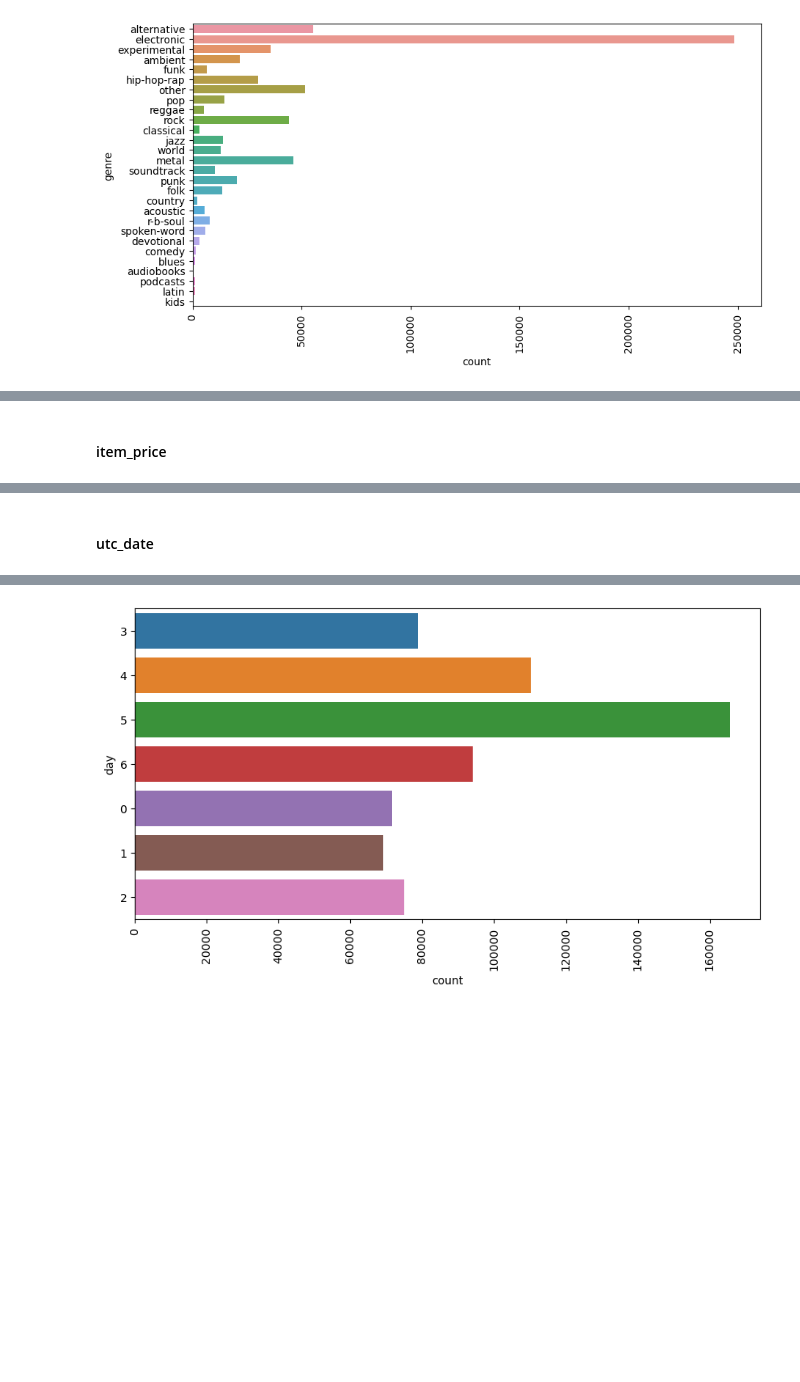
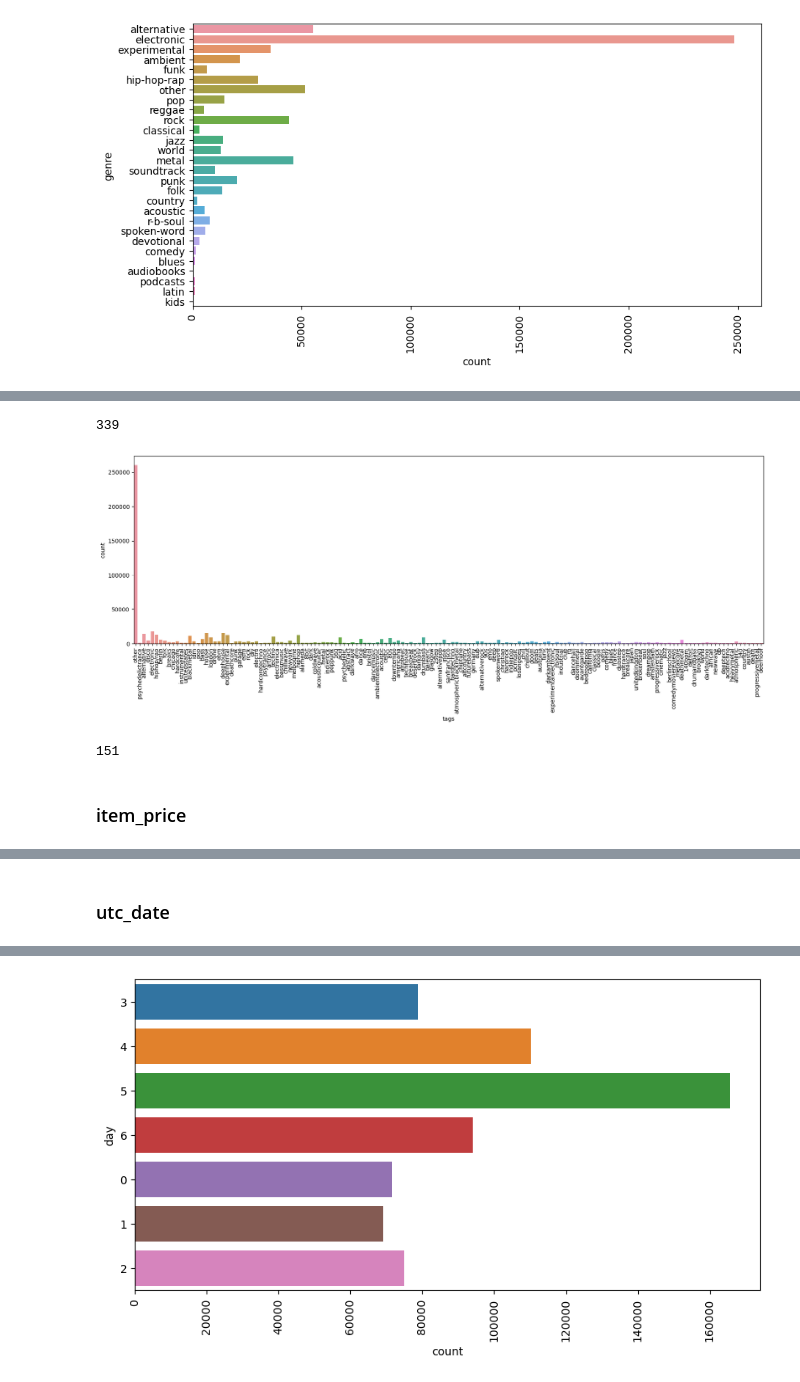
Before and after one commit to Maevezw/Master-Thesis, a Jupyter notebook: Data cleaning and preprocessing.ipynb, the cells around one changed output, grey strips where cells are left out. Saved outputs shown, nothing was run; the diff lists cells and outputs as text; code cells hidden in the pictures; blank space fills up the shorter version.

```diff
--- a/Data cleaning and preprocessing.ipynb
+++ b/Data cleaning and preprocessing.ipynb
@@ -231,3 +231,8 @@ plt.savefig('genre_count.png')
+# %%
+#number of missing values in keywords
+df['keywords'].isna().sum()
+# %% [output]
+339
 # %%
 keywords = df['keywords']
 keyword_lst = []
@@ -273,8 +278,19 @@ modify_tags(keyword_lst, tags_list)
 # %%
 df['tags'] = top_tags
 df = df.drop(['keywords', 'keyword_lst'], axis = 1)
+# %%
+plt.figure(figsize=(20,6))
+
+ax = sns.countplot(x = df['tags'])
+ax.tick_params(axis='x', rotation=90)
+# %% [output]
+[figure, added]
+# %%
+df['tags'].nunique()
+# %% [output]
+151
 # %% [markdown]
-#### item_price
+### item_price
 # %%
 # conversion rate
 conversion_rate = df['amount_paid_usd'] / df['amount_paid']
@@ -290,7 +306,7 @@ df.head()
 | 3 | t | 1.599689e+09 | us | 1.00 | USD | 1.00 | 1.0 | 1 | ... |
 | 4 | t | 1.599689e+09 | us | 1.29 | USD | 1.29 | 1.0 | 1 | ... |
 # %% [markdown]
-#### utc_date
+### utc_date
 # %%
 utc_datetime = [datetime.datetime.utcfromtimestamp(x) for x in df['utc_date']]
 day = [y.strftime('%w') for y in utc_datetime] #0 for sunday through 6 for saturday
```
Also changed, not shown: parts of 44 cells of this notebook.
